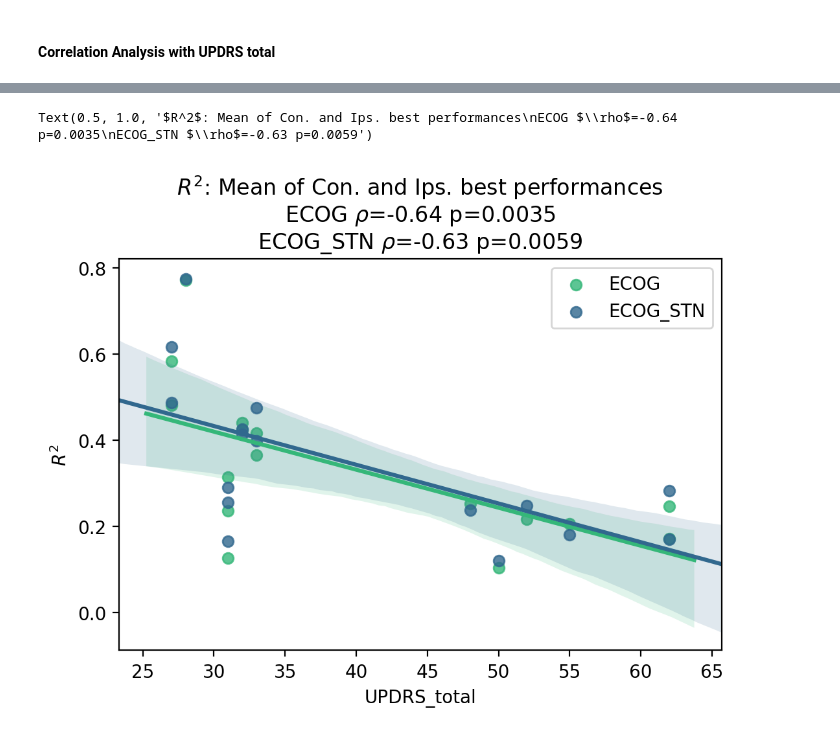
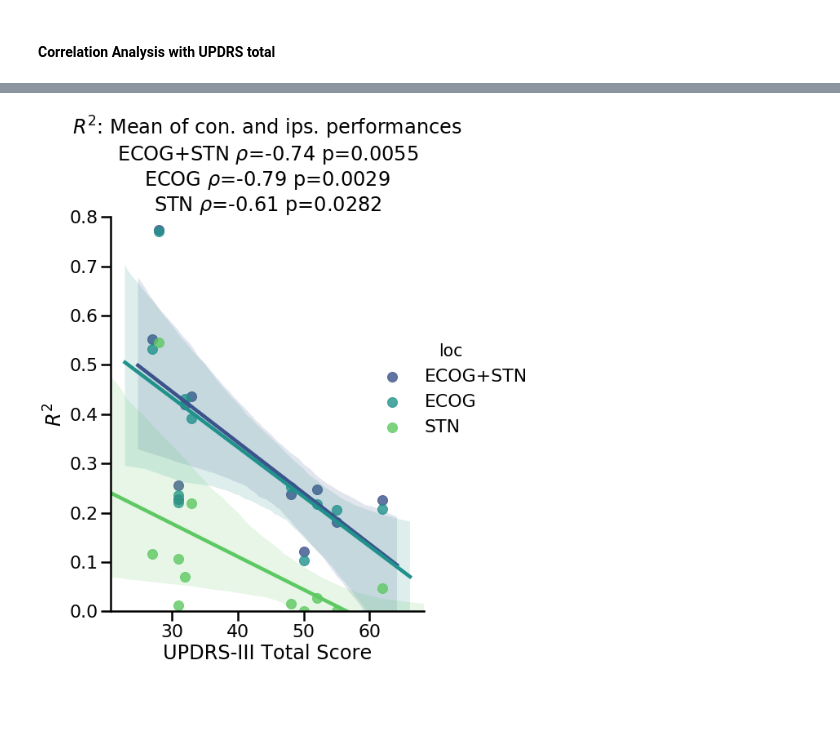
Before and after one commit to neuromodulation/icn, a Jupyter notebook: ECOG_vs_STN/Results_Analysis/ECOG_STN_feature_analysis/test_XGB_same_size_and_combinationECOGSTN.ipynb, the cells around one changed output, grey strips where cells are left out. Saved outputs shown, nothing was run; the diff lists cells and outputs as text; code cells hidden in the pictures; blank space fills up the shorter version.

```diff
--- a/ECOG_vs_STN/Results_Analysis/ECOG_STN_feature_analysis/test_XGB_same_size_and_combinationECOGSTN.ipynb
+++ b/ECOG_vs_STN/Results_Analysis/ECOG_STN_feature_analysis/test_XGB_same_size_and_combinationECOGSTN.ipynb
@@ -332,3 +312,5 @@ icn_permutation_test.permutationTest(df_best[(df_best["lat"]=="IPS") & (df_best[
 # %% [output]
 [figure]
 (0.22929523611111113, 0.0001)
+# %%
+df_best_ECOG_best_STN = pd.read_pickle("best_ECOG_best_STN_combined_XGB.p")
@@ -403,3 +425,5 @@ Text(0.5, 1.0, 'XGB Performance comparison for combined channels')
 import seaborn as sns
 sys.path.append('C:\\Users\\ICN_admin\\Documents\\icn\\icn_stats\\')
 import icn_permutation_test
+# %%
+df_all = pd.read_csv("..\\df_all.csv", index_col=0)
@@ -406,3 +462,5 @@ import icn_permutation_test
+# %%
+df["UPDRS_total"] = 0
 # %%
 ### add UPDRS to the df table
 
@@ -448,0 +543,3 @@ rho_ECOG, p_val_ECOG = icn_permutation_test.permutationTestSpearmansRho(df_comp[
+# %%
+rho_STN, p_val_STN = icn_permutation_test.permutationTestSpearmansRho(df_comp[df_comp["loc"]=="STN"][r"$R^2$"],
+                                            df_comp[df_comp["loc"]=="STN"]["UPDRS_total"], True,r"$\rho$", 10000)
@@ -449,13 +548,17 @@ rho_ECOG, p_val_ECOG = icn_permutation_test.permutationTestSpearmansRho(df_comp[
 # %%
-plt.figure(figsize=(6,4), dpi=200)
-sns.regplot(x="UPDRS_total", y=r"$R^2$", data=df_comp[df_comp["loc"] == "ECOG"], label="ECOG", color=(53/255,183/255,121/255))
-sns.regplot(x="UPDRS_total", y=r"$R^2$", data=df_comp[df_comp["loc"] == "ECOG_STN"], label="ECOG_STN", color=(49/255,104/255,142/255))
-plt.legend()
-#plt.xlabel("Sum Beta Peak")
+#fig, ax_ = plt.subplots(figsize=(6,4), dpi=200)
+#fig, ax = pyplot.subplots(figsize=a4_dims)
+ax = sns.lmplot(x="UPDRS_total", y=r"$R^2$", hue="loc", data=df_comp, hue_order=["ECOG+STN", "ECOG", "STN"],
+            palette="viridis", size=10, height=10, legend=True)
 plt.ylabel(r"$R^2$")
-plt.title(r"$R^2$"+": Mean of Con. and Ips. best performances\n"+
-          "ECOG "+ r"$\rho$"+"="+str(np.round(rho_ECOG,2))+" p="+str(p_val_ECOG)+
-         "\nECOG_STN "+ r"$\rho$"+"="+str(np.round(rho_ECOGSTN,2))+" p="+str(p_val_ECOGSTN))
+plt.title(r"$R^2$"+": Mean of con. and ips. performances\n"+
+         "ECOG+STN "+ r"$\rho$"+"="+str(np.round(rho_ECOGSTN,2))+" p="+str(p_val_ECOGSTN)+
+         "\nECOG "+ r"$\rho$"+"="+str(np.round(rho_ECOG,2))+" p="+str(p_val_ECOG)+
+         "\nSTN "+ r"$\rho$"+"="+str(np.round(rho_STN,2))+" p="+str(p_val_STN))
+plt.xlabel("UPDRS-III Total Score")
+plt.ylim(0, 0.8)
+ax.fig.set_figheight(8)
+ax.fig.set_figwidth(9)
+plt.savefig('our_plot_name.jpg', format='png', dpi=300, bbox_inches='tight')
 # %% [output]
-Text(0.5, 1.0, '$R^2$: Mean of Con. and Ips. best performances\nECOG $\\rho$=-0.64 p=0.0035\nECOG_STN $\\rho$=-0.63 p=0.0059')
-[figure, old version]
+[figure, new version]
```
Also changed, not shown: parts of 16 cells of this notebook, 10 other files.
